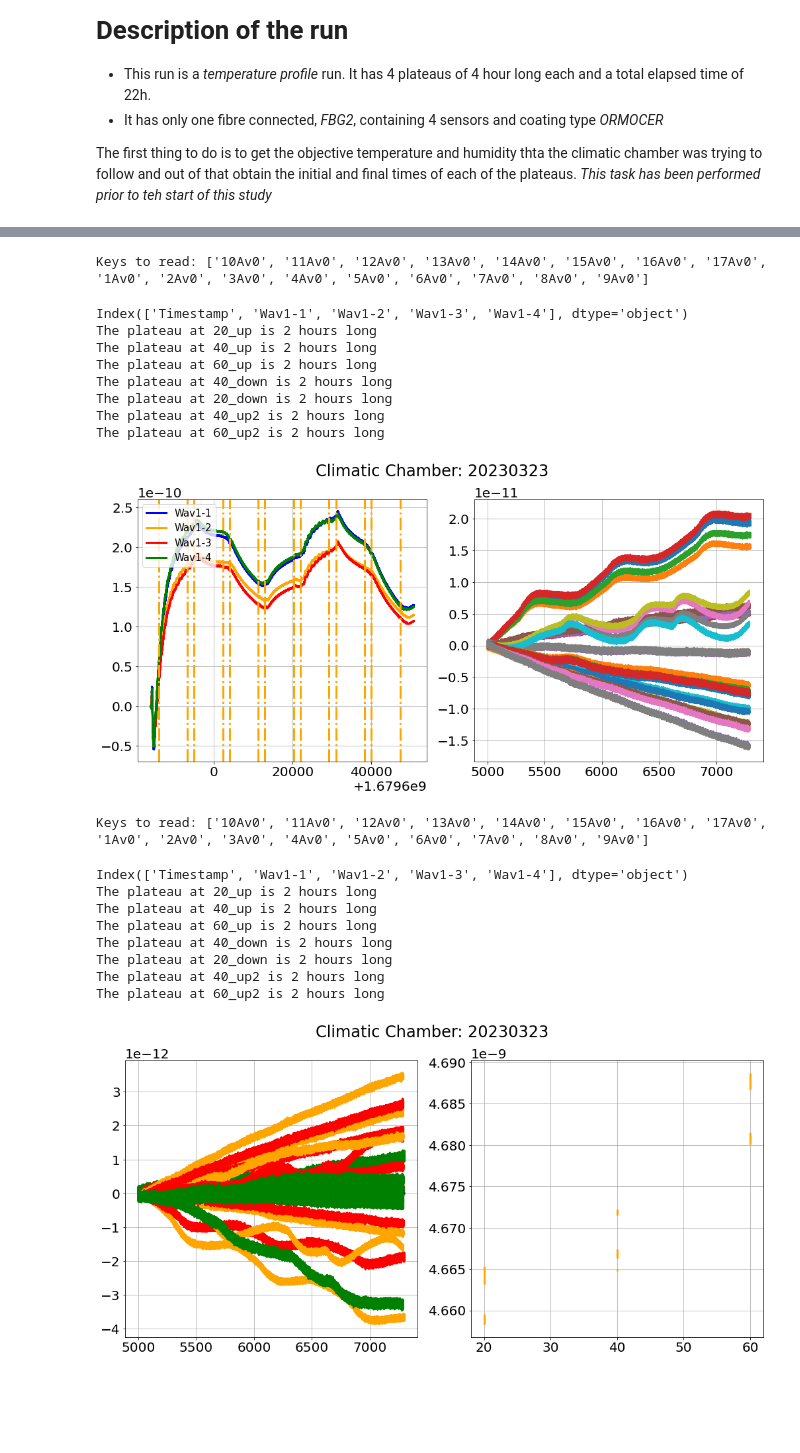
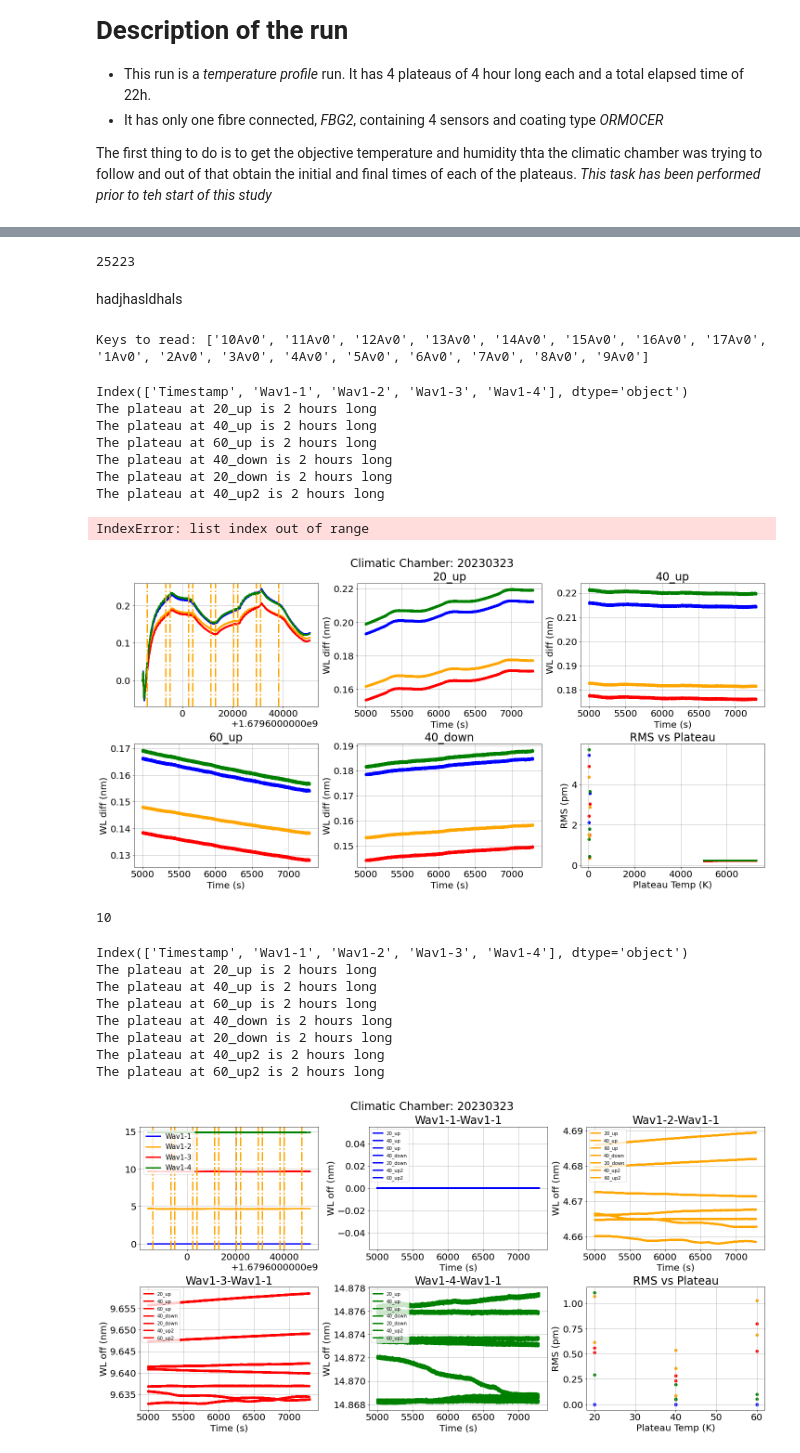
Before and after one commit to jcapo96/FBG_TMS, a Jupyter notebook: ana/march_runs/fbgs_characterisation.ipynb, the cells around one changed output, grey strips where cells are left out. Drawn from its saved outputs; the diff is of its cells as text; code cells hidden in the pictures; blank space fills up the shorter version.

```diff
--- a/ana/march_runs/fbgs_characterisation.ipynb
+++ b/ana/march_runs/fbgs_characterisation.ipynb
@@ -155,6 +348,13 @@ The plateau at 213_down is 4 hours long
+# %%
+gc.collect()
+# %% [output]
+25223
+# %% [markdown]
+hadjhasldhals
 # %%
 date = "20230323"
-plot_fbg_profile(date)
+peaks = getters.get_raw_data(path_to_split=path+date+"/", filetype="peaks", pol="Av").sort_values(by="Timestamp").reset_index(drop=True)
+plot_fbg_profile(date, peaks)
 # %% [output]
 Keys to read: ['10Av0', '11Av0', '12Av0', '13Av0', '14Av0', '15Av0', '16Av0', '17Av0', '1Av0', '2Av0', '3Av0', '4Av0', '5Av0', '6Av0', '7Av0', '8Av0', '9Av0']
 Index(['Timestamp', 'Wav1-1', 'Wav1-2', 'Wav1-3', 'Wav1-4'], dtype='object')
@@ -164,18 +364,21 @@ The plateau at 60_up is 2 hours long
 The plateau at 40_down is 2 hours long
 The plateau at 20_down is 2 hours long
 The plateau at 40_up2 is 2 hours long
-The plateau at 60_up2 is 2 hours long
+IndexError: list index out of range
-[figure, old version]
+[figure, new version]
+# %%
+gc.collect()
+# %% [output]
+10
 # %%
-plot_fbg_offsets(date)
+plot_fbg_offsets(date, peaks)
 # %% [output]
-Keys to read: ['10Av0', '11Av0', '12Av0', '13Av0', '14Av0', '15Av0', '16Av0', '17Av0', '1Av0', '2Av0', '3Av0', '4Av0', '5Av0', '6Av0', '7Av0', '8Av0', '9Av0']
+Index(['Timestamp', 'Wav1-1', 'Wav1-2', 'Wav1-3', 'Wav1-4'], dtype='object')
+The plateau at 20_up is 2 hours long
+The plateau at 40_up is 2 hours long
+The plateau at 60_up is 2 hours long
+The plateau at 40_down is 2 hours long
+The plateau at 20_down is 2 hours long
+The plateau at 40_up2 is 2 hours long
+The plateau at 60_up2 is 2 hours long
-Index(['Timestamp', 'Wav1-1', 'Wav1-2', 'Wav1-3', 'Wav1-4'], dtype='object')
-The plateau at 20_up is 2 hours long
-The plateau at 40_up is 2 hours long
-The plateau at 60_up is 2 hours long
-The plateau at 40_down is 2 hours long
-The plateau at 20_down is 2 hours long
-The plateau at 40_up2 is 2 hours long
-The plateau at 60_up2 is 2 hours long
-[figure, old version]
+[figure, new version]
```
Also changed, not shown: parts of 20 cells of this notebook, 2 other files.
